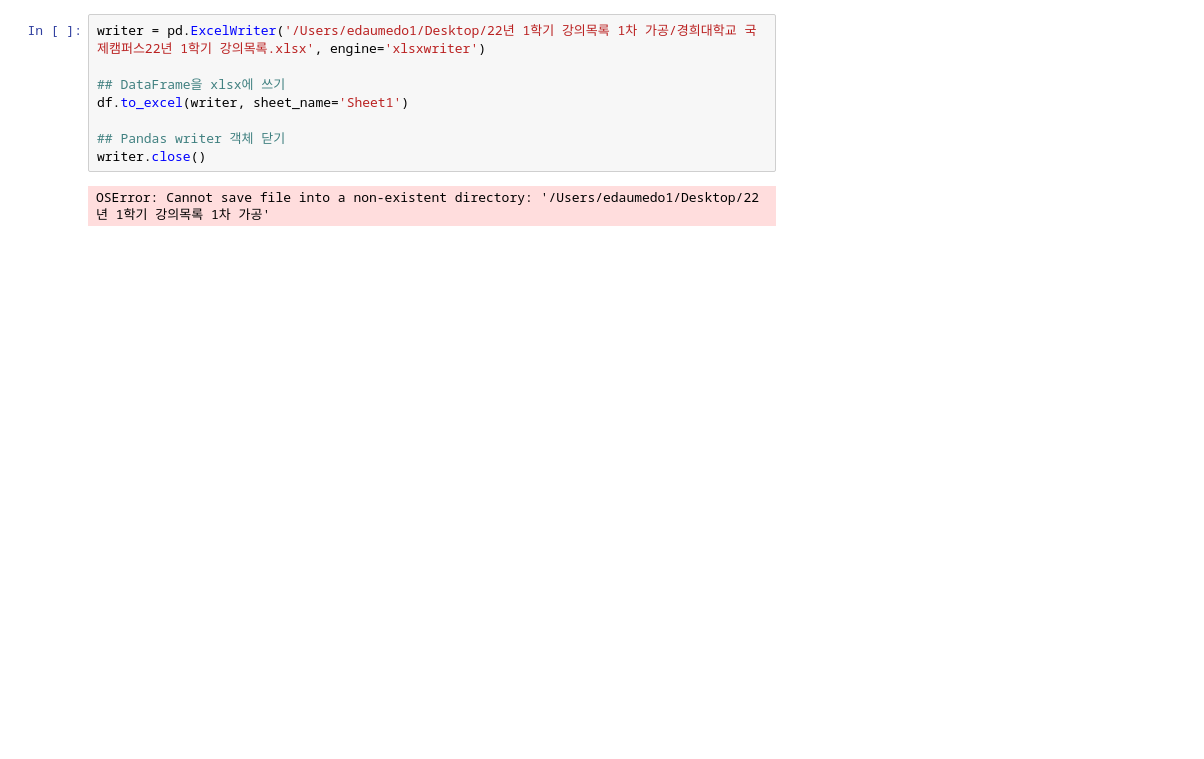
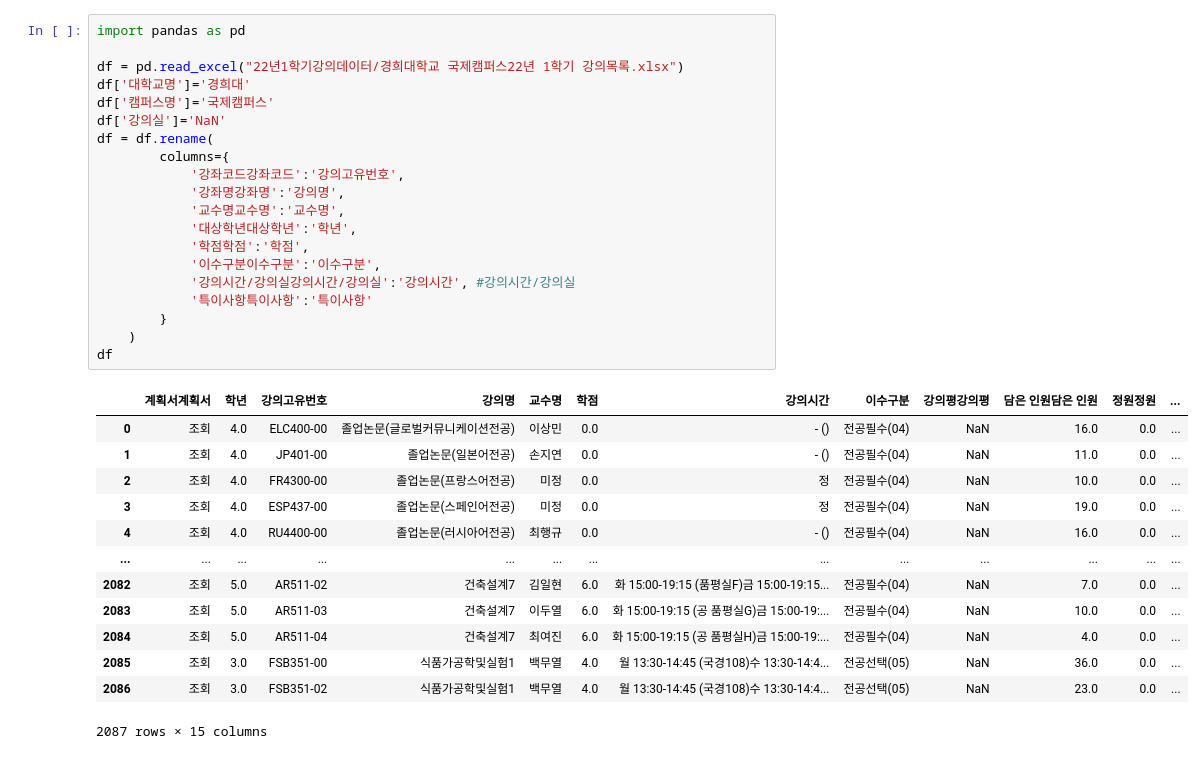
Before and after one commit to jipark96/sw-project, a Jupyter notebook: project01-1.ipynb, the cells around one changed output. Drawn from its saved outputs; the diff is of its cells as text; blank space fills up the shorter version.

```diff
--- a/project01-1.ipynb
+++ b/project01-1.ipynb
@@ -79,13 +56,37 @@ See the caveats in the documentation: https://pandas.pydata.org/pandas-docs/stab
 | 2085 | 경희대 | 국제캠퍼스 | FSB351-00 | 식품가공학및실험1 | 백무열 | 3.0 | 4.0 | 전공선택(05) | 월 13:30-14:45 수 13:30-14:45 목 16:... | 국경108국경108식품가공연구실,생306 | NaN |
 | 2086 | 경희대 | 국제캠퍼스 | FSB351-02 | 식품가공학및실험1 | 백무열 | 3.0 | 4.0 | 전공선택(05) | 월 13:30-14:45 수 13:30-14:45 금 10:... | 국경108국경108식품가공연구실,생306 | NaN |
 2087 rows × 11 columns
-# %%
-writer = pd.ExcelWriter('/Users/edaumedo1/Desktop/22년 1학기 강의목록 1차 가공/경희대학교 국제캠퍼스22년 1학기 강의목록.xlsx', engine='xlsxwriter')
-
-## DataFrame을 xlsx에 쓰기
-df.to_excel(writer, sheet_name='Sheet1')
-
-## Pandas writer 객체 닫기
-writer.close()
-# %% [output]
-OSError: Cannot save file into a non-existent directory: '/Users/edaumedo1/Desktop/22년 1학기 강의목록 1차 가공'
+# %%
+import pandas as pd
+
+df = pd.read_excel("22년1학기강의데이터/경희대학교 국제캠퍼스22년 1학기 강의목록.xlsx")
+df['대학교명']='경희대'
+df['캠퍼스명']='국제캠퍼스'
+df['강의실']='NaN'
+df = df.rename(
+        columns={
+            '강좌코드강좌코드':'강의고유번호',
+            '강좌명강좌명':'강의명',
+            '교수명교수명':'교수명',
+            '대상학년대상학년':'학년',
+            '학점학점':'학점',
+            '이수구분이수구분':'이수구분',
+            '강의시간/강의실강의시간/강의실':'강의시간', #강의시간/강의실
+            '특이사항특이사항':'특이사항'
+        }
+    )
+df
+# %% [output]
+|  | 계획서계획서 | 학년 | 강의고유번호 | 강의명 | 교수명 | 학점 | 강의시간 | 이수구분 | 강의평강의평 | 담은 인원담은 인원 | 정원정원 | ... |
+| 0 | 조회 | 4.0 | ELC400-00 | 졸업논문(글로벌커뮤니케이션전공) | 이상민 | 0.0 | - () | 전공필수(04) | NaN | 16.0 | 0.0 | ... |
+| 1 | 조회 | 4.0 | JP401-00 | 졸업논문(일본어전공) | 손지연 | 0.0 | - () | 전공필수(04) | NaN | 11.0 | 0.0 | ... |
+| 2 | 조회 | 4.0 | FR4300-00 | 졸업논문(프랑스어전공) | 미정 | 0.0 | 정 | 전공필수(04) | NaN | 10.0 | 0.0 | ... |
+| 3 | 조회 | 4.0 | ESP437-00 | 졸업논문(스페인어전공) | 미정 | 0.0 | 정 | 전공필수(04) | NaN | 19.0 | 0.0 | ... |
+| 4 | 조회 | 4.0 | RU4400-00 | 졸업논문(러시아어전공) | 최행규 | 0.0 | - () | 전공필수(04) | NaN | 16.0 | 0.0 | ... |
+| ... | ... | ... | ... | ... | ... | ... | ... | ... | ... | ... | ... | ... |
+| 2082 | 조회 | 5.0 | AR511-02 | 건축설계7 | 김일현 | 6.0 | 화 15:00-19:15 (품평실F)금 15:00-19:15... | 전공필수(04) | NaN | 7.0 | 0.0 | ... |
+| 2083 | 조회 | 5.0 | AR511-03 | 건축설계7 | 이두열 | 6.0 | 화 15:00-19:15 (공 품평실G)금 15:00-19:... | 전공필수(04) | NaN | 10.0 | 0.0 | ... |
+| 2084 | 조회 | 5.0 | AR511-04 | 건축설계7 | 최여진 | 6.0 | 화 15:00-19:15 (공 품평실H)금 15:00-19:... | 전공필수(04) | NaN | 4.0 | 0.0 | ... |
+| 2085 | 조회 | 3.0 | FSB351-00 | 식품가공학및실험1 | 백무열 | 4.0 | 월 13:30-14:45 (국경108)수 13:30-14:4... | 전공선택(05) | NaN | 36.0 | 0.0 | ... |
+| 2086 | 조회 | 3.0 | FSB351-02 | 식품가공학및실험1 | 백무열 | 4.0 | 월 13:30-14:45 (국경108)수 13:30-14:4... | 전공선택(05) | NaN | 23.0 | 0.0 | ... |
+2087 rows × 15 columns
```
Also changed, not shown: parts of 6 cells of this notebook, 2 other files.
